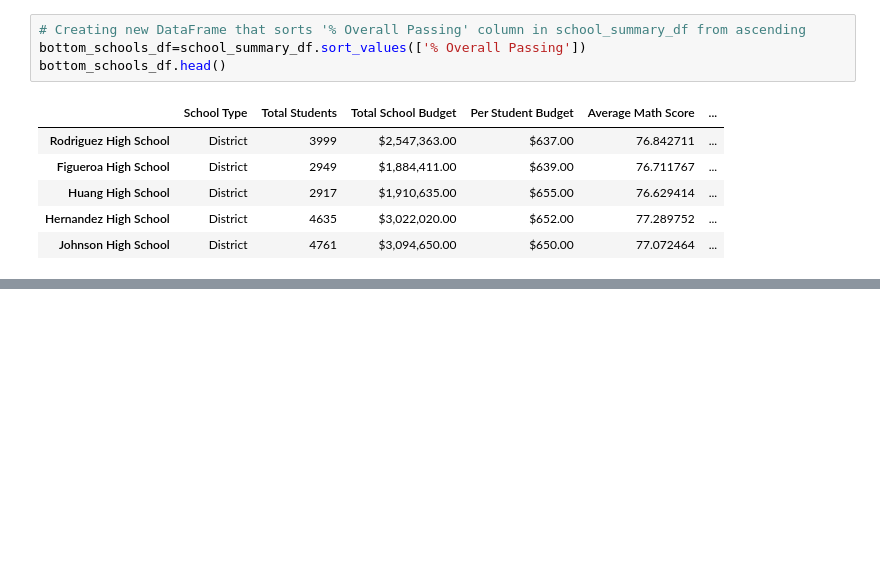
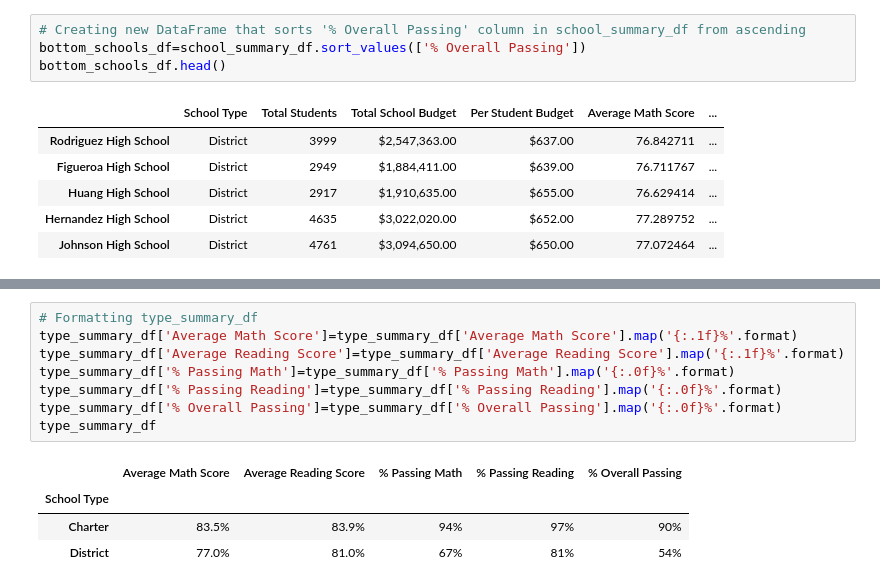
Before and after one commit to Ry-Avery/School_District_Analysis, a Jupyter notebook: PyCitySchools.ipynb, the cells around one changed output, grey strips where cells are left out. Cells and saved outputs as stored; diff of their text form; blank space fills up the shorter version.

```diff
--- a/PyCitySchools.ipynb
+++ b/PyCitySchools.ipynb
@@ -569,0 +590,13 @@ size_summary_df
+# %%
+# Formatting type_summary_df
+type_summary_df['Average Math Score']=type_summary_df['Average Math Score'].map('{:.1f}%'.format)
+type_summary_df['Average Reading Score']=type_summary_df['Average Reading Score'].map('{:.1f}%'.format)
+type_summary_df['% Passing Math']=type_summary_df['% Passing Math'].map('{:.0f}%'.format)
+type_summary_df['% Passing Reading']=type_summary_df['% Passing Reading'].map('{:.0f}%'.format)
+type_summary_df['% Overall Passing']=type_summary_df['% Overall Passing'].map('{:.0f}%'.format)
+type_summary_df
+# %% [output]
+|  | Average Math Score | Average Reading Score | % Passing Math | % Passing Reading | % Overall Passing |
+| School Type |  |  |  |  |  |
+| Charter | 83.5% | 83.9% | 94% | 97% | 90% |
+| District | 77.0% | 81.0% | 67% | 81% | 54% |
```
Also changed, not shown: parts of 36 cells of this notebook.
